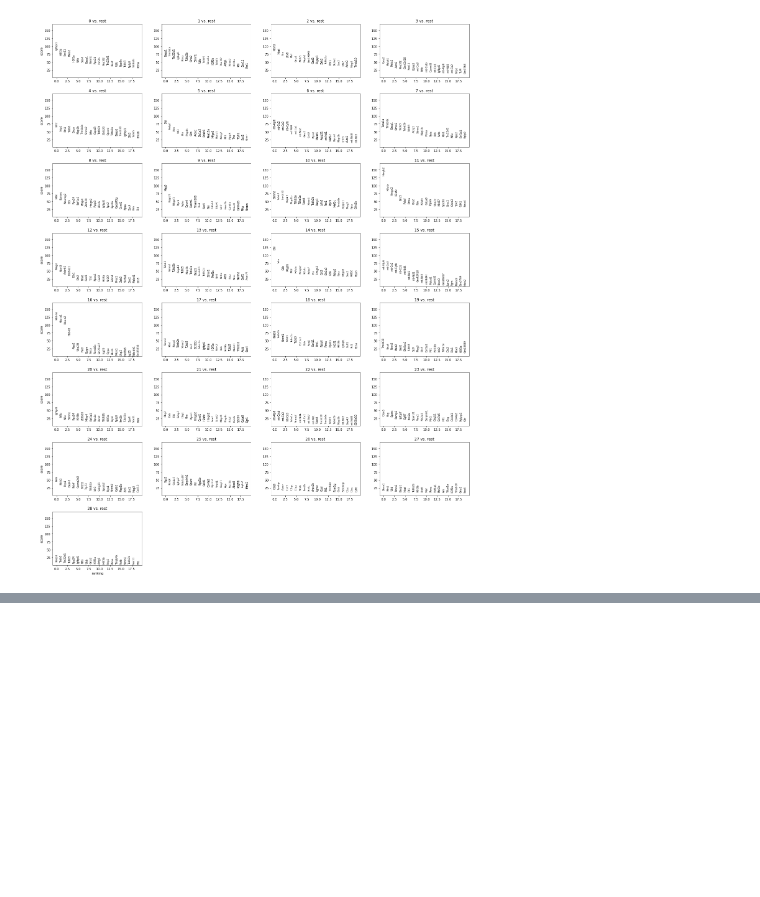
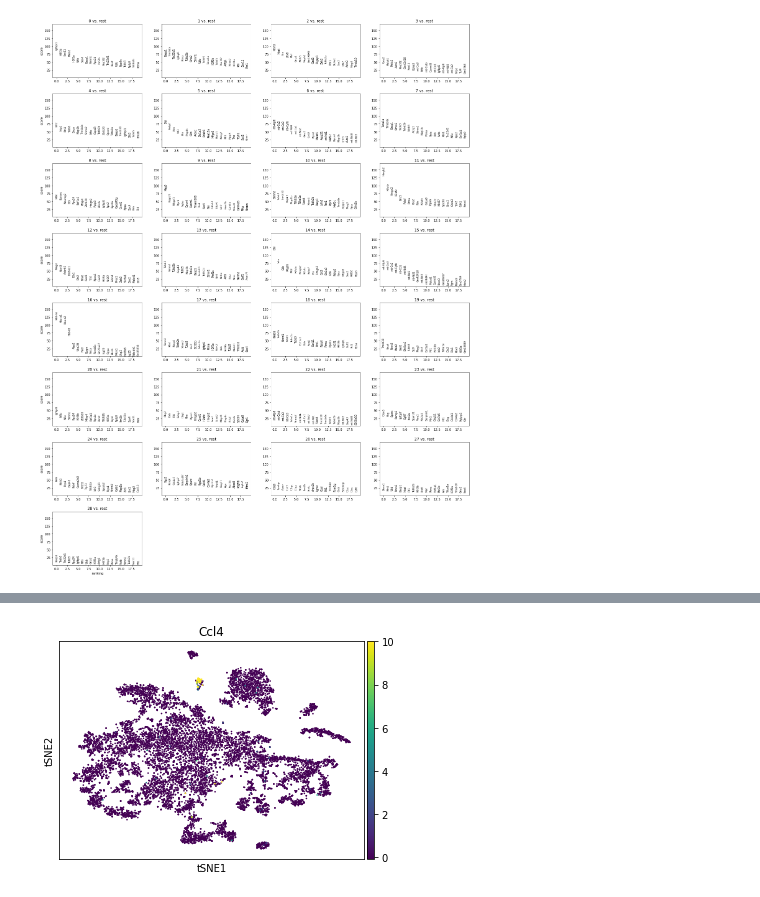
Before and after one commit to rgenner/qbb2021-answers, a Jupyter notebook: week10/Week10.ipynb, the cells around one changed output, grey strips where cells are left out. Drawn from its saved outputs; the diff is of its cells as text; code cells hidden in the pictures; blank space fills up the shorter version.

```diff
--- a/week10/Week10.ipynb
+++ b/week10/Week10.ipynb
@@ -72,0 +110,4 @@ sc.pl.rank_genes_groups(adata_filt)
+# %%
+sc.pl.tsne(adata_filt, color="Ccl4", vmax=10) #microglia
+# %% [output]
+[figure, added]
```
Also changed, not shown: parts of 19 cells of this notebook.
